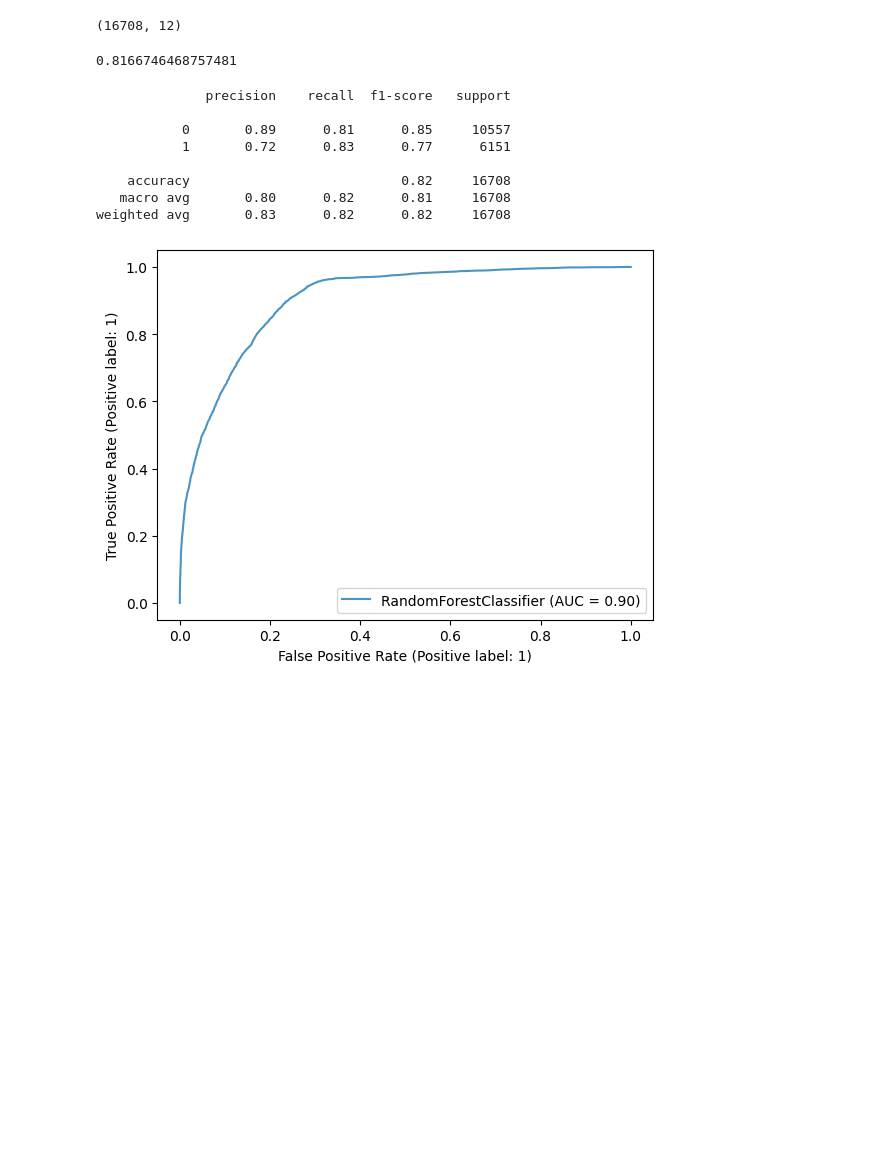
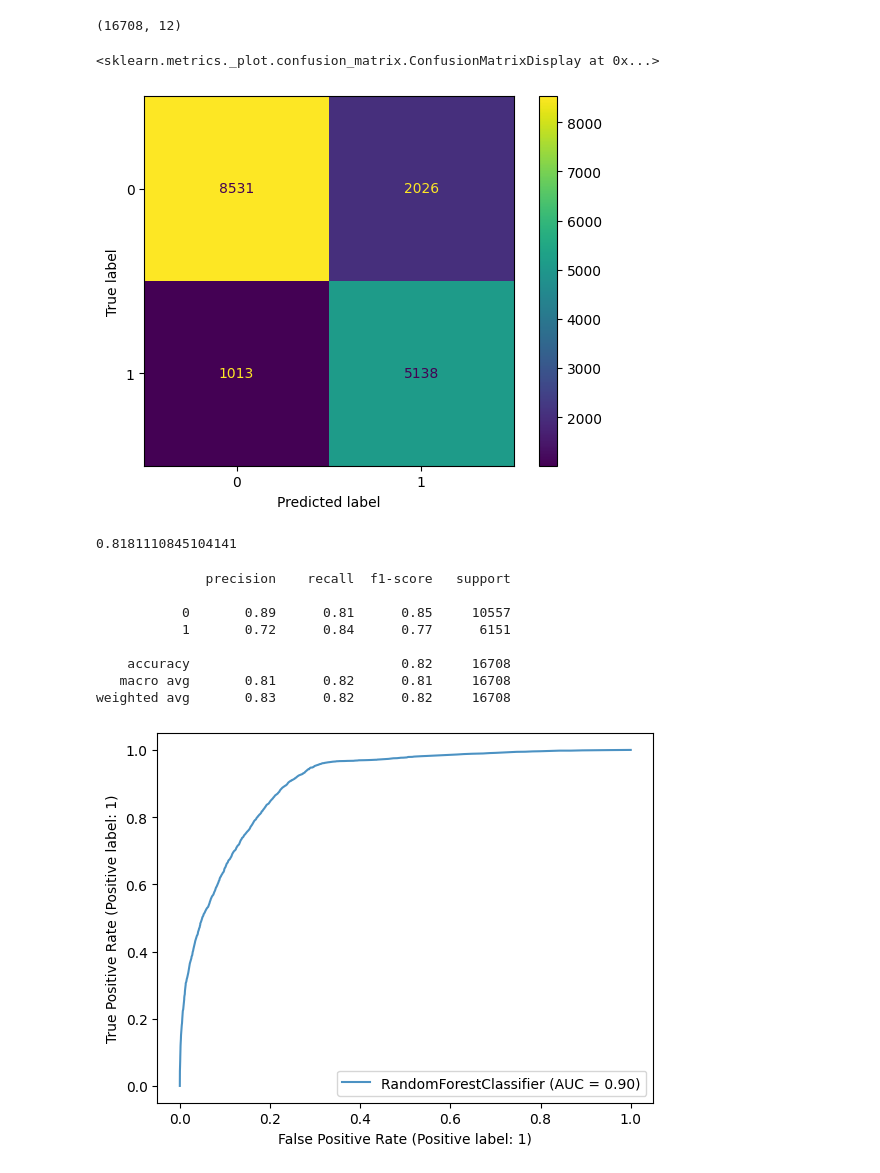
Before and after one commit to Renga1999/Data_Mining_Project_Body_Signal_due_to_smoking, a Jupyter notebook: Team2_python_project.ipynb, the cells around one changed output. Drawn from its saved outputs; the diff is of its cells as text; code cells hidden in the pictures; blank space fills up the shorter version.

```diff
--- a/Team2_python_project.ipynb
+++ b/Team2_python_project.ipynb
@@ -594,10 +607,8 @@ plt.show()
 # %% [markdown]
 Random forest with feature selection
 # %%
-X_train1 = X_train[["gender_F","gender_M","Gtp","hemoglobin","height(cm)","triglyceride","serum creatinine","age","waist(cm)","ALT","LDL","HDL"
-]]
-X_test1 = X_test[["gender_F","gender_M","Gtp","hemoglobin","height(cm)","triglyceride","serum creatinine","age","waist(cm)","ALT","LDL","HDL"
-]]
+X_train1 = X_train[["gender_F","gender_M","Gtp","hemoglobin","height(cm)","triglyceride","serum creatinine","age","waist(cm)","ALT","LDL","HDL"]]
+X_test1 = X_test[["gender_F","gender_M","Gtp","hemoglobin","height(cm)","triglyceride","serum creatinine","age","waist(cm)","ALT","LDL","HDL"]]
 # %%
 X_test1.shape
 # %% [output]
@@ -608,20 +619,28 @@ model4 =clf3.fit(X_train1, y_train)
 # %%
 # prediction
 y_Predict1 = model4.predict(X_test1)
+# %%
+# printing the confusion matrix
+confusion = confusion_matrix(y_test, y_Predict1)
+disp = ConfusionMatrixDisplay(confusion)
+disp.plot()
+# %% [output]
+<sklearn.metrics._plot.confusion_matrix.ConfusionMatrixDisplay at 0x...>
+[figure, added]
 # %%
 print (model4.score(X_test1,y_test))
 # %% [output]
-0.8166746468757481
+0.8181110845104141
 # %%
 print(classification_report(y_test, y_Predict1))
 # %% [output]
               precision    recall  f1-score   support
 
            0       0.89      0.81      0.85     10557
-           1       0.72      0.83      0.77      6151
+           1       0.72      0.84      0.77      6151
 
     accuracy                           0.82     16708
-   macro avg       0.80      0.82      0.81     16708
+   macro avg       0.81      0.82      0.81     16708
 weighted avg       0.83      0.82      0.82     16708
 # %%
 disp = RocCurveDisplay.from_estimator(model4, X_test1, y_test, alpha=0.8)
```
Also changed, not shown: parts of 11 cells of this notebook.
